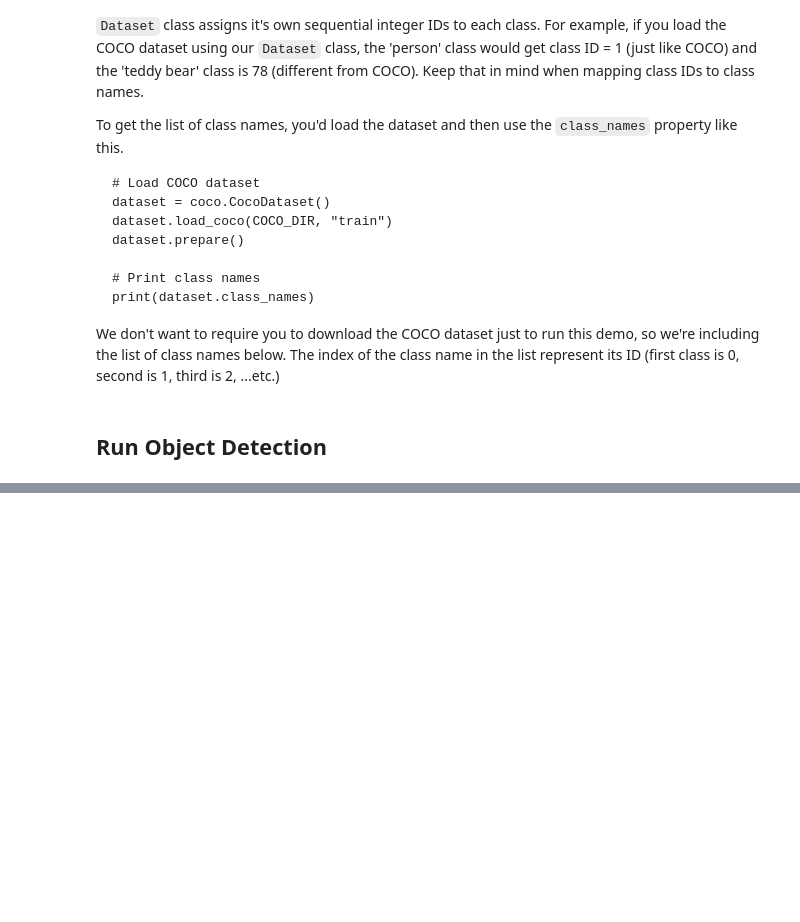
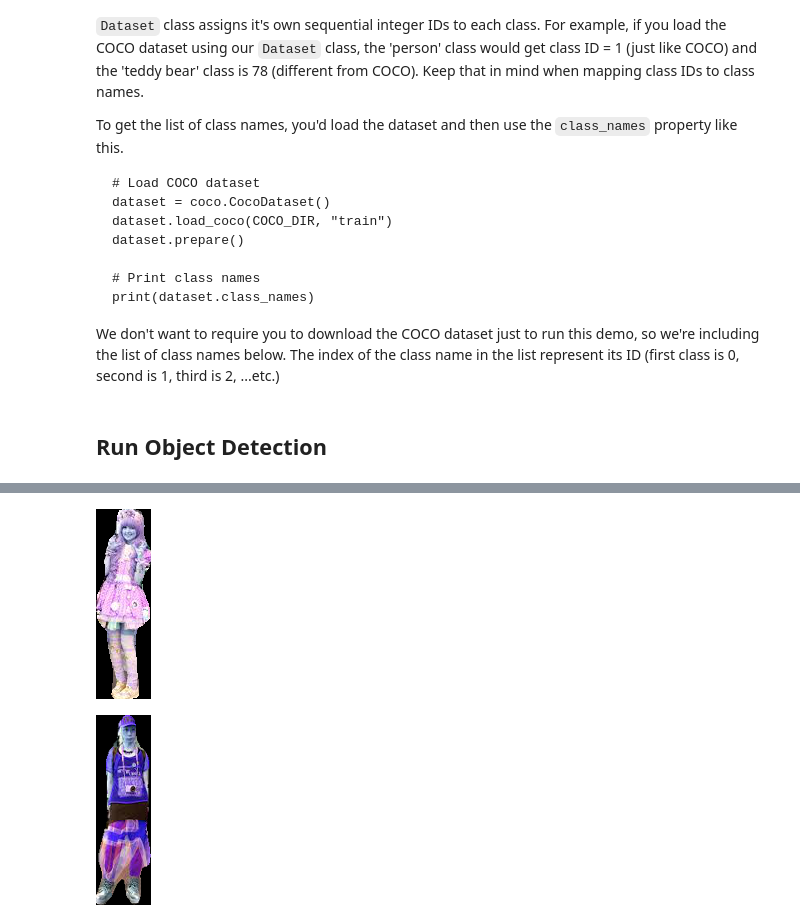
Before and after one commit to pepper00023/mask_rcnn, a Jupyter notebook: samples/demo.ipynb, the cells around one changed output, grey strips where cells are left out. Saved outputs shown, nothing was run; the diff lists cells and outputs as text; code cells hidden in the pictures; blank space fills up the shorter version.

```diff
--- a/samples/demo.ipynb
+++ b/samples/demo.ipynb
@@ -212,0 +345,8 @@ anchors                  shape: (1, 261888, 4)        min:   -0.35390  max:    1
+# %%
+min_h = np.inf
+min_w = np.inf
+for i in range(len(img_seg_list)):
+  if(img_seg_list[i].shape[0]<min_h):
+    min_h = img_seg_list[i].shape[0]
+  if(img_seg_list[i].shape[1]<min_w):
+    min_w = img_seg_list[i].shape[1]
@@ -212,0 +357,2 @@ anchors                  shape: (1, 261888, 4)        min:   -0.35390  max:    1
+# %%
+img_scaling = [np.zeros(shape=(min_h, min_w, 3)) for i in range(len(img_seg_list))]
@@ -212,0 +363,9 @@ anchors                  shape: (1, 261888, 4)        min:   -0.35390  max:    1
+# %%
+for i in range(len(img_seg_list)):
+  img_scaling[i] = cv2.resize(img_seg_list[i], dsize=(min_w, min_h), interpolation = cv2.INTER_CUBIC)
+# %%
+cv2_imshow(img_scaling[0])
+cv2_imshow(img_scaling[1])
+# %% [output]
+[figure, added]
+[figure, added]
```
Also changed, not shown: parts of 24 cells of this notebook.
